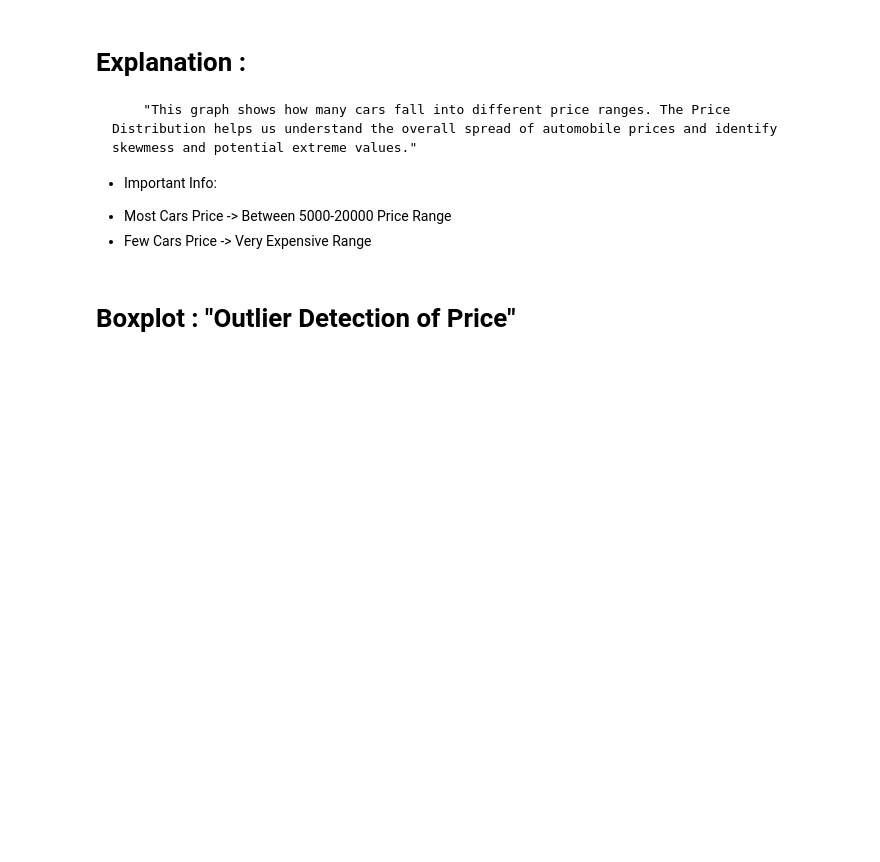
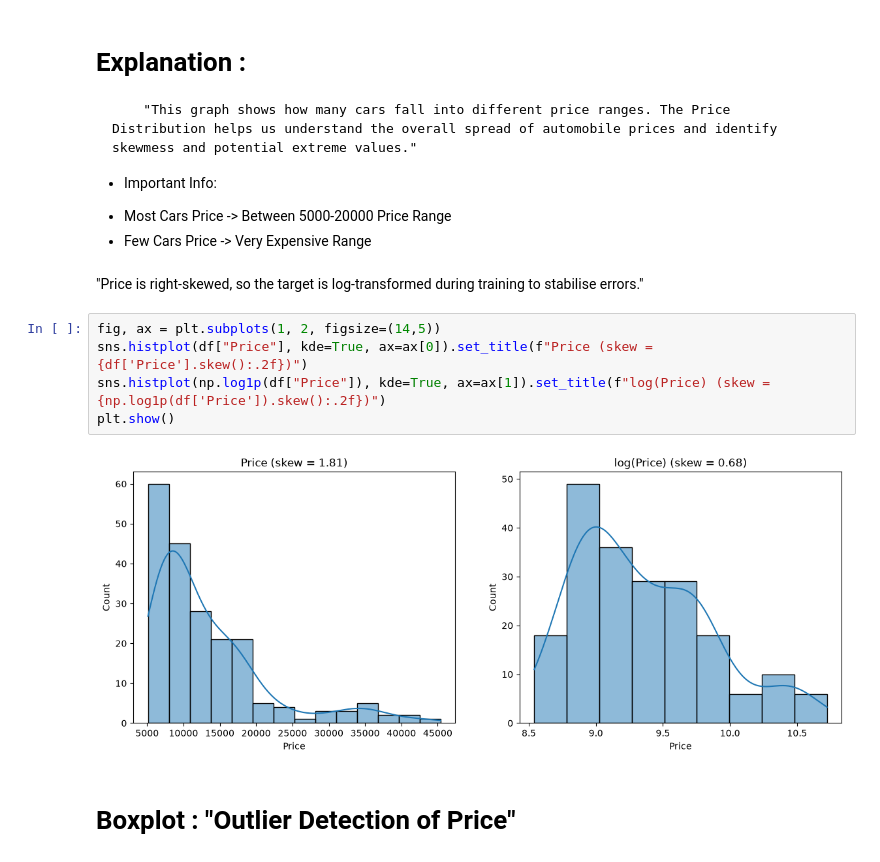
Before and after one commit to harshaslekar5968-crypto/Auto_Price_Prediction_Project, a Jupyter notebook: Cars(Auto Mobile)Price_Prediction_Model.ipynb, the cells around one changed output. Cells and saved outputs as stored; diff of their text form; blank space fills up the shorter version.

```diff
--- a/Auto_Price_Prediction_Model.ipynb
+++ b/Cars(Auto Mobile)Price_Prediction_Model.ipynb
@@ -225,6 +215,15 @@ plt.show()
 
 - Most Cars Price -> Between 5000-20000 Price Range
 - Few Cars Price -> Very Expensive Range
+# %% [markdown]
+"Price is right-skewed, so the target is log-transformed during training to stabilise errors."
+# %%
+fig, ax = plt.subplots(1, 2, figsize=(14,5))
+sns.histplot(df["Price"], kde=True, ax=ax[0]).set_title(f"Price (skew = {df['Price'].skew():.2f})")
+sns.histplot(np.log1p(df["Price"]), kde=True, ax=ax[1]).set_title(f"log(Price) (skew = {np.log1p(df['Price']).skew():.2f})")
+plt.show()
+# %% [output]
+[figure, added]
 # %% [markdown]
 # Boxplot : "Outlier Detection of Price"
 # %%
```
Also changed, not shown: parts of 29 cells of this notebook, 1 other file.
